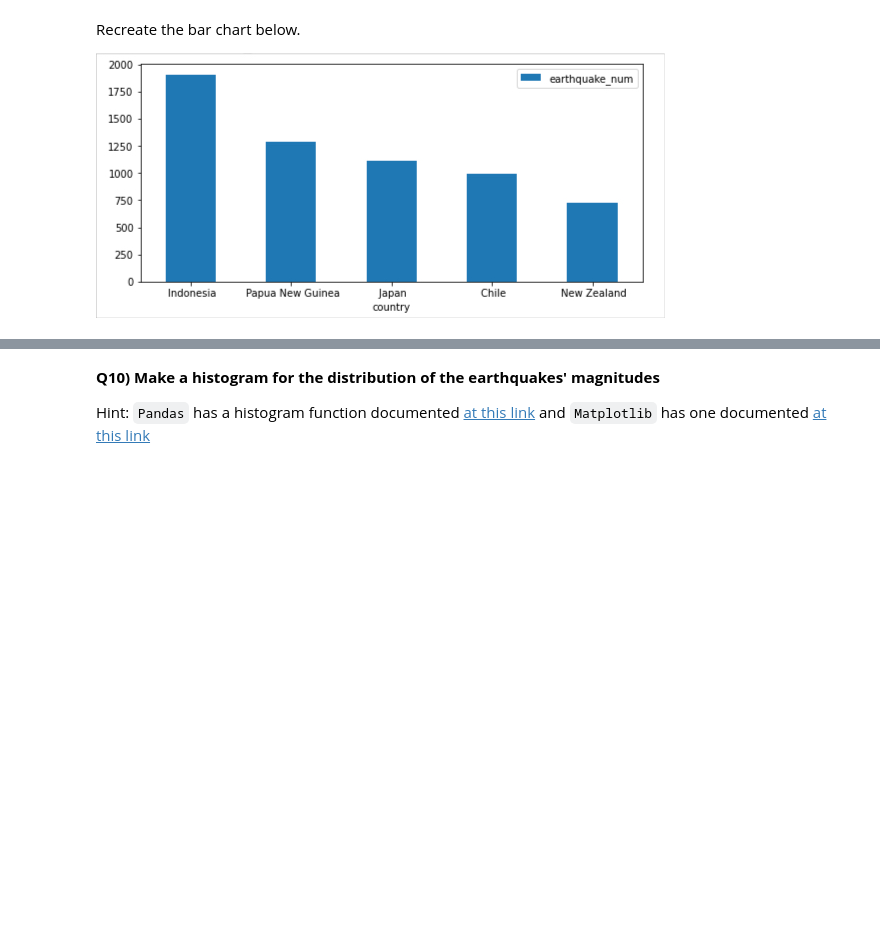
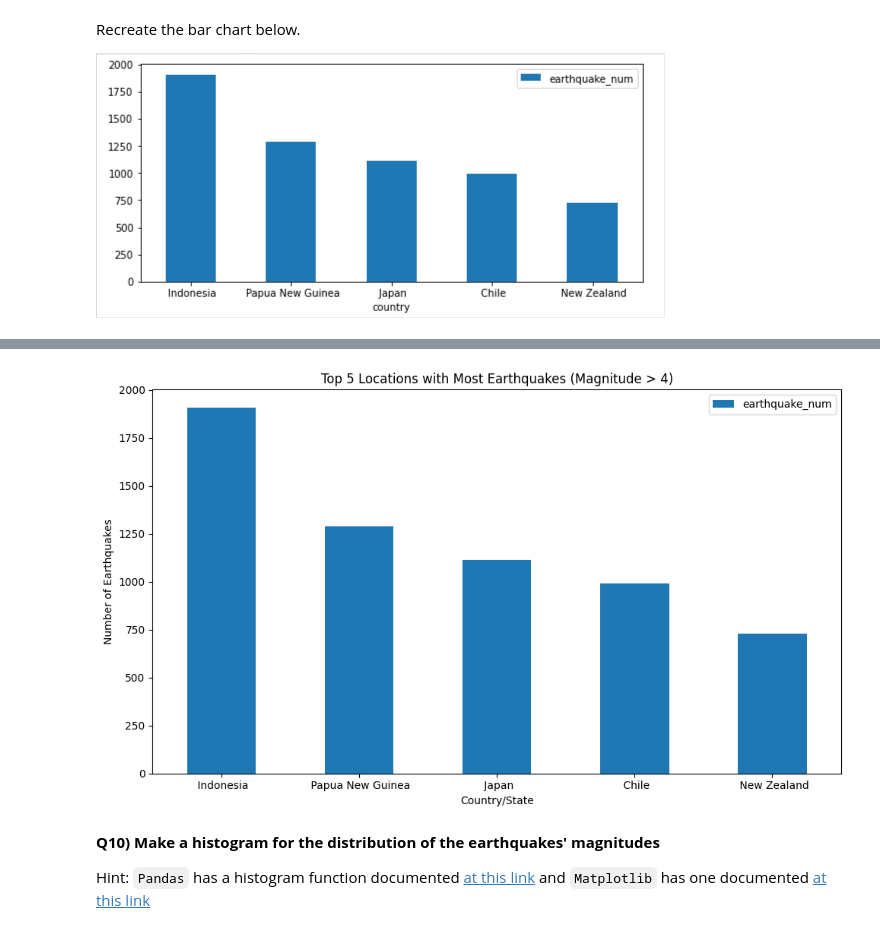
Before and after one commit to noegaill/2025_Intro_Python, a Jupyter notebook: notebook/W3_S1.ipynb, the cells around one changed output, grey strips where cells are left out. Drawn from its saved outputs; the diff is of its cells as text; code cells hidden in the pictures; blank space fills up the shorter version.

```diff
--- a/notebook/W3_S1.ipynb
+++ b/notebook/W3_S1.ipynb
@@ -276,3 +289,6 @@ Hint: Print the table to see the name of the column containing the earthquake ma
 Check out this [link](https://www.geeksforgeeks.org/ways-to-filter-pandas-dataframe-by-column-values/) to find examples of filtering by column values
 # %%
 # Filter the dataset based on the earthquakes' magnitudes
+
+filtered_df = df[df['mag'] > 4]
+filtered_df
@@ -289,2 +340,3 @@ Hint 2: Check out the `value_counts` function to get Num 2
 # %%
 # Count the number of >4 earthquakes in each country/state
+num2 = filtered_df.Country.value_counts()
@@ -304,3 +359,5 @@ Recreate the bar chart below.
 # %%
 # convert what you just printed to a DataFrame with 2 columns: 'country' (text) and 'earthquake_num' (number)
 # Hint: separate the text and numbers and store them separately in lists
+top5_df = pd.DataFrame({'country': num2.head().index.tolist(), 'earthquake_num': num2.head().tolist()})
+display(top5_df)
@@ -307,9 +370,0 @@ Recreate the bar chart below.
-# %%
-#@markdown Fill in the blank version. Double click to reveal
-# print the first 5 rows of num2
-num2.__[:_]
-
-# convert what you just printed to a DataFrame with 2 columns: 'country' (text) and 'earthquake_num' (number)
-# Hint: separate the text and numbers and store them separately in lists
-top5_df = pd.DataFrame({'country':list(num2.__[__].__),'earthquake_num':list(num2.__[__]._____)})
-top5_df
@@ -318,3 +371,14 @@ top5_df
+# %%
+# Now plot the numbers in the top5_df dataset with bar chart.
+fig, ax = plt.subplots(figsize=(10, 6))
+top5_df.plot.bar(x='country', y='earthquake_num', rot=0, ax=ax)
+plt.title('Top 5 Locations with Most Earthquakes (Magnitude > 4)')
+plt.xlabel('Country/State')
+plt.ylabel('Number of Earthquakes')
+plt.tight_layout()
+plt.show()
+# %% [output]
+[figure, added]
 # %%
 #@markdown Fill in the blank version. Double click to reveal
 # Now plot the numbers in the top5_df dataset with bar chart.
```
Also changed, not shown: parts of 14 cells of this notebook.
